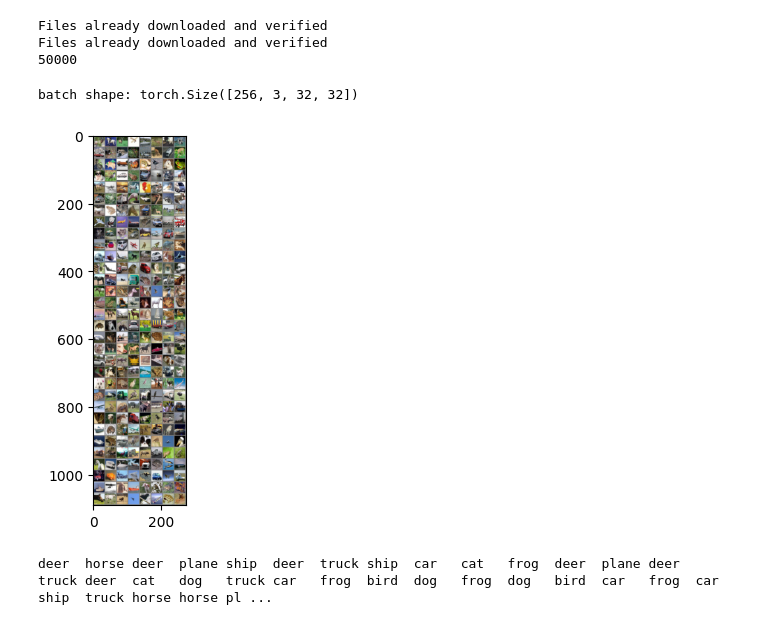
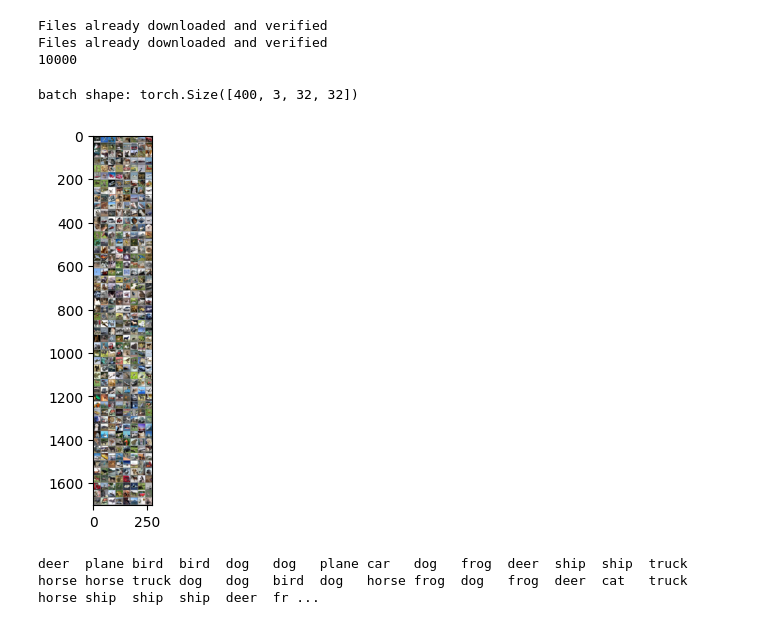
Before and after one commit to xhook/nn-experiments, a Jupyter notebook: experiments/residuals/residual.ipynb, the cells around one changed output. Saved outputs shown, nothing was run; the diff lists cells and outputs as text; code cells hidden in the pictures.

```diff
--- a/experiments/residuals/residual.ipynb
+++ b/experiments/residuals/residual.ipynb
@@ -9,51 +13,41 @@ transform = transforms.Compose(
     [transforms.ToTensor(),
      transforms.Normalize((0.5, 0.5, 0.5), (0.5, 0.5, 0.5))])
 
-batch_size = 256
+batch_size = 400
 
-trainset = torchvision.datasets.CIFAR10(root='./data', train=True,
+trainset = torchvision.datasets.CIFAR10(root='../../data', train=True,
                                         download=True, transform=transform)
 trainloader = torch.utils.data.DataLoader(trainset, batch_size=batch_size, drop_last=True,
                                           shuffle=True, num_workers=2)
 
-testset = torchvision.datasets.CIFAR10(root='./data', train=False,
+testset = torchvision.datasets.CIFAR10(root='../../data', train=False,
                                        download=True, transform=transform)
 testloader = torch.utils.data.DataLoader(testset, batch_size=batch_size,
                                          shuffle=False, num_workers=2)
 
-print(len(trainset))
+print(len(testset))
 
 classes = ('plane', 'car', 'bird', 'cat',
            'deer', 'dog', 'frog', 'horse', 'ship', 'truck')
 # %% [output]
 Files already downloaded and verified
 Files already downloaded and verified
-50000
+10000
 # %%
-import matplotlib.pyplot as plt
-import numpy as np
 
-# functions to show an image
-
-
-def imshow(img):
-    img = img / 2 + 0.5     # unnormalize
-    npimg = img.numpy()
-    plt.imshow(np.transpose(npimg, (1, 2, 0)))
-    plt.show()
 
 
 # get some random training images
 dataiter = iter(trainloader)
 images, labels = next(dataiter)
 
 print(f"batch shape: {images.shape}")
 
 # show images
 imshow(torchvision.utils.make_grid(images))
 # print labels
 print(' '.join(f'{classes[labels[j]]:5s}' for j in range(batch_size)))
 # %% [output]
-batch shape: torch.Size([256, 3, 32, 32])
+batch shape: torch.Size([400, 3, 32, 32])
-[figure, old version]
+[figure, new version]
-deer  horse deer  plane ship  deer  truck ship  car   cat   frog  deer  plane deer  truck deer  cat   dog   truck car   frog  bird  dog   frog  dog   bird  car   frog  car   ship  truck horse horse pl ...
+deer  plane bird  bird  dog   dog   plane car   dog   frog  deer  ship  ship  truck horse horse truck dog   dog   bird  dog   horse frog  dog   frog  deer  cat   truck horse ship  ship  ship  deer  fr ...
```
Also changed, not shown: parts of 8 cells of this notebook, 27 other files.
